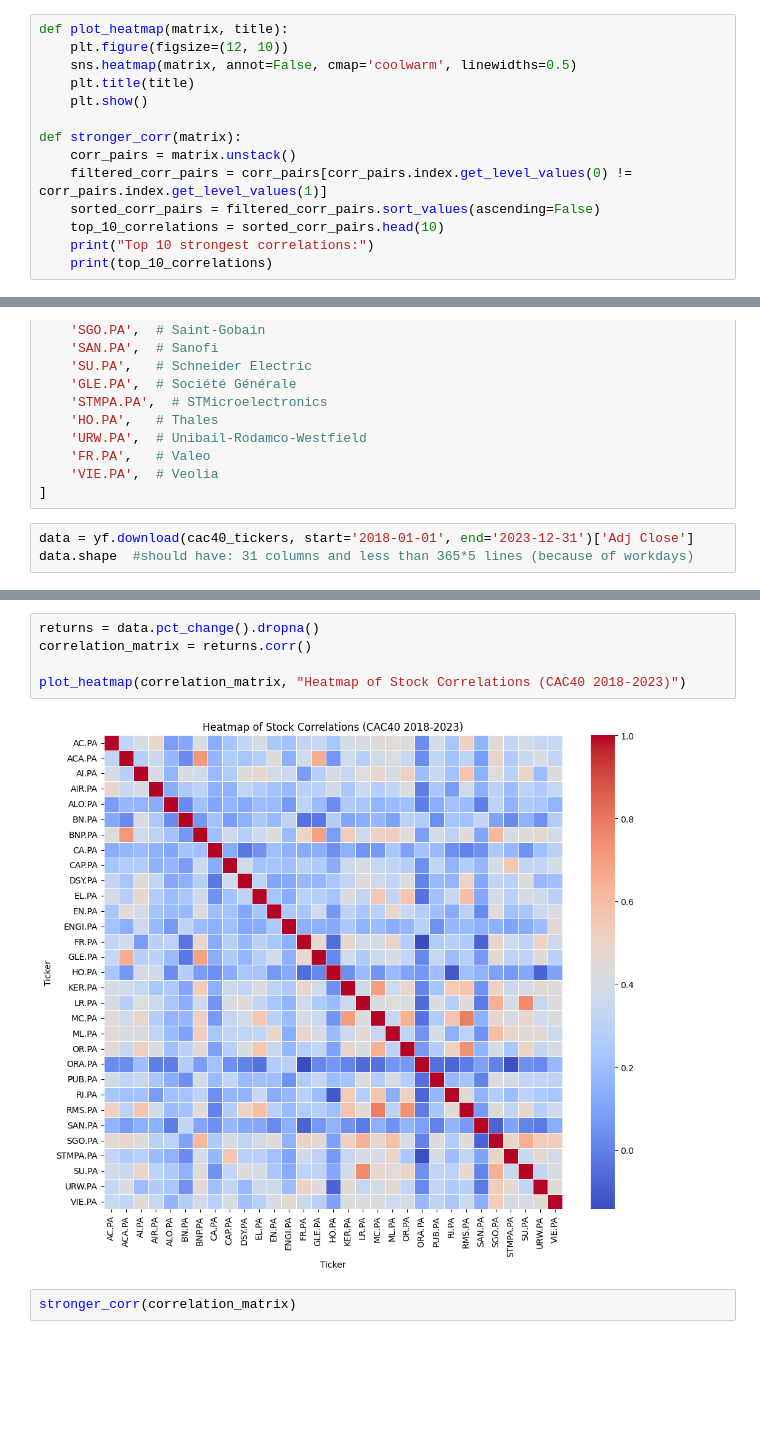
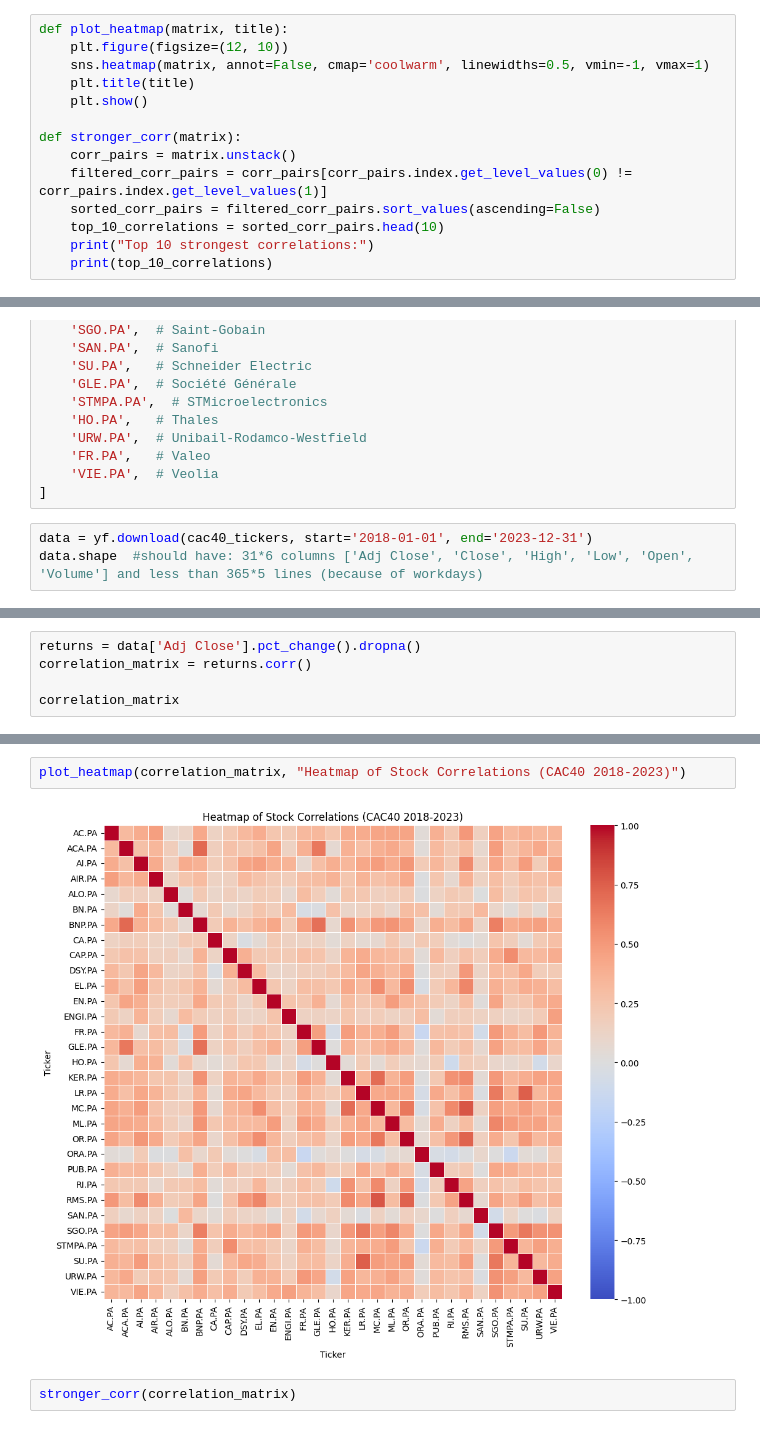
Before and after one commit to AntoineBuffandeau/Data_analysis_on_stocks, a Jupyter notebook: data_related_inn_fin.ipynb, the cells around one changed output, grey strips where cells are left out. Drawn from its saved outputs; the diff is of its cells as text; blank space fills up the shorter version.

```diff
--- a/data_related_inn_fin.ipynb
+++ b/data_related_inn_fin.ipynb
@@ -50,7 +50,7 @@ Seaborn version: 0.13.2
 # %%
 def plot_heatmap(matrix, title):
     plt.figure(figsize=(12, 10))
-    sns.heatmap(matrix, annot=False, cmap='coolwarm', linewidths=0.5)
+    sns.heatmap(matrix, annot=False, cmap='coolwarm', linewidths=0.5, vmin=-1, vmax=1)
     plt.title(title)
     plt.show()
 
@@ -158,7 +194,7 @@ cac40_tickers = [
     'VIE.PA',  # Veolia
 ]
 # %%
-data = yf.download(cac40_tickers, start='2018-01-01', end='2023-12-31')['Adj Close']
-data.shape  #should have: 31 columns and less than 365*5 lines (because of workdays)
+data = yf.download(cac40_tickers, start='2018-01-01', end='2023-12-31')
+data.shape  #should have: 31*6 columns ['Adj Close', 'Close', 'High', 'Low', 'Open', 'Volume'] and less than 365*5 lines (because of workdays)
 # %% [output]
 [*********************100%***********************]  31 of 31 completed
@@ -185,0 +256,5 @@ Date
+# %%
+returns = data['Adj Close'].pct_change().dropna()
+correlation_matrix = returns.corr()
+
+correlation_matrix
@@ -186,10 +281,7 @@ Date
 # %%
-returns = data.pct_change().dropna()
-correlation_matrix = returns.corr()
-
 plot_heatmap(correlation_matrix, "Heatmap of Stock Correlations (CAC40 2018-2023)")
 # %% [output]
-[figure, old version]
+[figure, new version]
 # %%
 stronger_corr(correlation_matrix)
 # %% [output]
```
Also changed, not shown: parts of 9 cells of this notebook.
